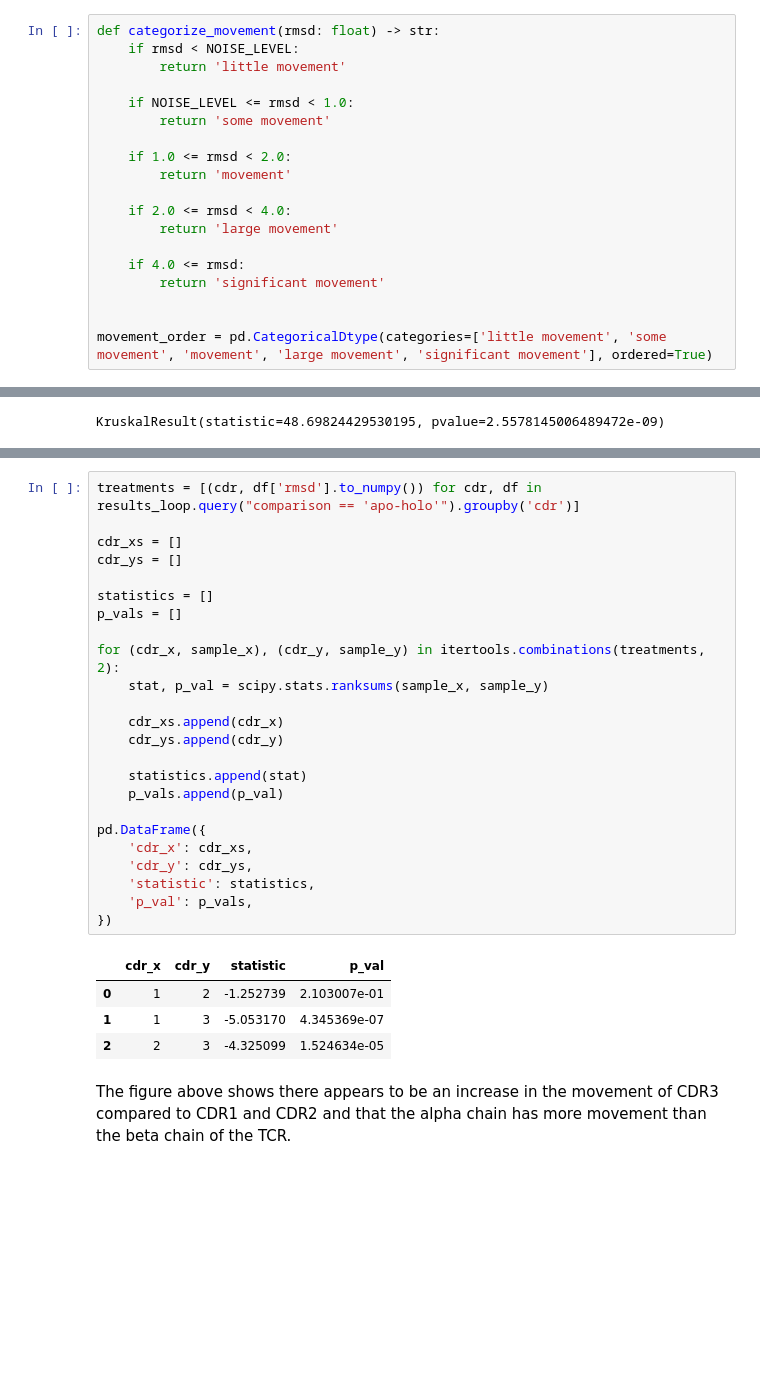
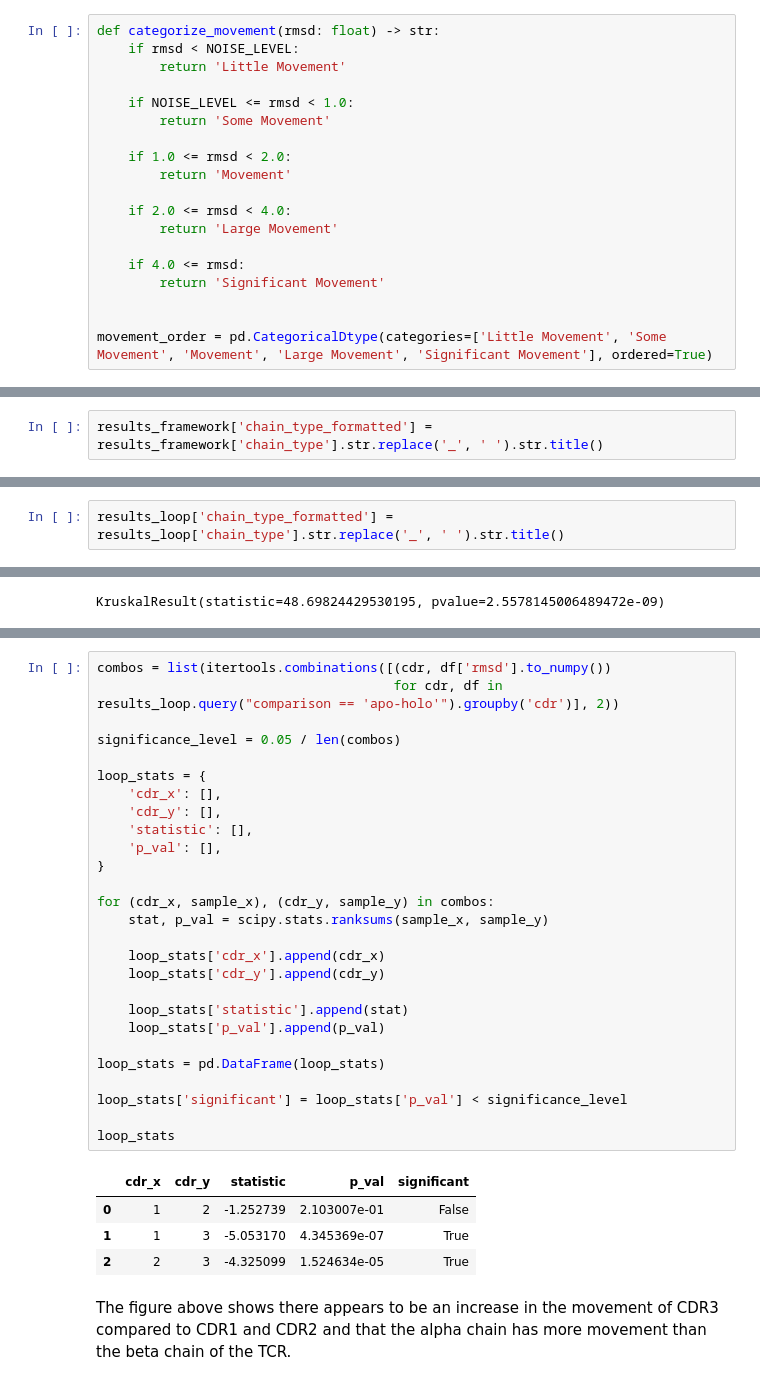
Before and after one commit to benjiemc/tcr-pmhc-interface-analysis, a Jupyter notebook: notebooks/Comparison_of_apo_and_holo_CDR_loops.ipynb, the cells around one changed output, grey strips where cells are left out. Drawn from its saved outputs; the diff is of its cells as text; blank space fills up the shorter version.

```diff
--- a/notebooks/Comparison_of_apo_and_holo_CDR_loops.ipynb
+++ b/notebooks/Comparison_of_apo_and_holo_CDR_loops.ipynb
@@ -48,22 +48,22 @@ Now that the structures have been align, RMSD can be computed between all states
 # %%
 def categorize_movement(rmsd: float) -> str:
     if rmsd < NOISE_LEVEL:
-        return 'little movement'
+        return 'Little Movement'
 
     if NOISE_LEVEL <= rmsd < 1.0:
-        return 'some movement'
+        return 'Some Movement'
 
     if 1.0 <= rmsd < 2.0:
-        return 'movement'
+        return 'Movement'
 
     if 2.0 <= rmsd < 4.0:
-        return 'large movement'
+        return 'Large Movement'
 
     if 4.0 <= rmsd:
-        return 'significant movement'
+        return 'Significant Movement'
 
 
-movement_order = pd.CategoricalDtype(categories=['little movement', 'some movement', 'movement', 'large movement', 'significant movement'], ordered=True)
+movement_order = pd.CategoricalDtype(categories=['Little Movement', 'Some Movement', 'Movement', 'Large Movement', 'Significant Movement'], ordered=True)
 # %% [markdown]
 ### Framework Alignment
 # %%
@@ -212,4 +212,6 @@ results_loop
 Since RMSD was calculated for all pairings of the same TCR, the apo-holo (or holo-apo) comparisons were selected.
 # %% [markdown]
 ### Framework Alignment
+# %%
+results_framework['chain_type_formatted'] = results_framework['chain_type'].str.replace('_', ' ').str.title()
 # %%
@@ -313,4 +332,6 @@ results_framework.query("comparison == 'apo-holo'")['movement'].value_counts().p
 [drawing not drawn]
 # %% [markdown]
 ### Loop Alignment
+# %%
+results_loop['chain_type_formatted'] = results_loop['chain_type'].str.replace('_', ' ').str.title()
 # %%
@@ -378,32 +413,35 @@ pd.DataFrame({
 # %%
-treatments = [(cdr, df['rmsd'].to_numpy()) for cdr, df in results_loop.query("comparison == 'apo-holo'").groupby('cdr')]
+combos = list(itertools.combinations([(cdr, df['rmsd'].to_numpy())
+                                      for cdr, df in results_loop.query("comparison == 'apo-holo'").groupby('cdr')], 2))
 
-cdr_xs = []
-cdr_ys = []
+significance_level = 0.05 / len(combos)
 
-statistics = []
-p_vals = []
+loop_stats = {
+    'cdr_x': [],
+    'cdr_y': [],
+    'statistic': [],
+    'p_val': [],
+}
 
-for (cdr_x, sample_x), (cdr_y, sample_y) in itertools.combinations(treatments, 2):
+for (cdr_x, sample_x), (cdr_y, sample_y) in combos:
     stat, p_val = scipy.stats.ranksums(sample_x, sample_y)
 
-    cdr_xs.append(cdr_x)
-    cdr_ys.append(cdr_y)
+    loop_stats['cdr_x'].append(cdr_x)
+    loop_stats['cdr_y'].append(cdr_y)
 
-    statistics.append(stat)
-    p_vals.append(p_val)
+    loop_stats['statistic'].append(stat)
+    loop_stats['p_val'].append(p_val)
 
-pd.DataFrame({
-    'cdr_x': cdr_xs,
-    'cdr_y': cdr_ys,
-    'statistic': statistics,
-    'p_val': p_vals,
-})
+loop_stats = pd.DataFrame(loop_stats)
+
+loop_stats['significant'] = loop_stats['p_val'] < significance_level
+
+loop_stats
 # %% [output]
-|  | cdr_x | cdr_y | statistic | p_val |
-| 0 | 1 | 2 | -1.252739 | 2.103007e-01 |
-| 1 | 1 | 3 | -5.053170 | 4.345369e-07 |
-| 2 | 2 | 3 | -4.325099 | 1.524634e-05 |
+|  | cdr_x | cdr_y | statistic | p_val | significant |
+| 0 | 1 | 2 | -1.252739 | 2.103007e-01 | False |
+| 1 | 1 | 3 | -5.053170 | 4.345369e-07 | True |
+| 2 | 2 | 3 | -4.325099 | 1.524634e-05 | True |
 # %% [markdown]
 The figure above shows there appears to be an increase in the movement of CDR3 compared to CDR1 and CDR2 and that the alpha chain has more movement than the beta chain of the TCR.
 # %%
```
Also changed, not shown: parts of 16 cells of this notebook, 3 other files.
